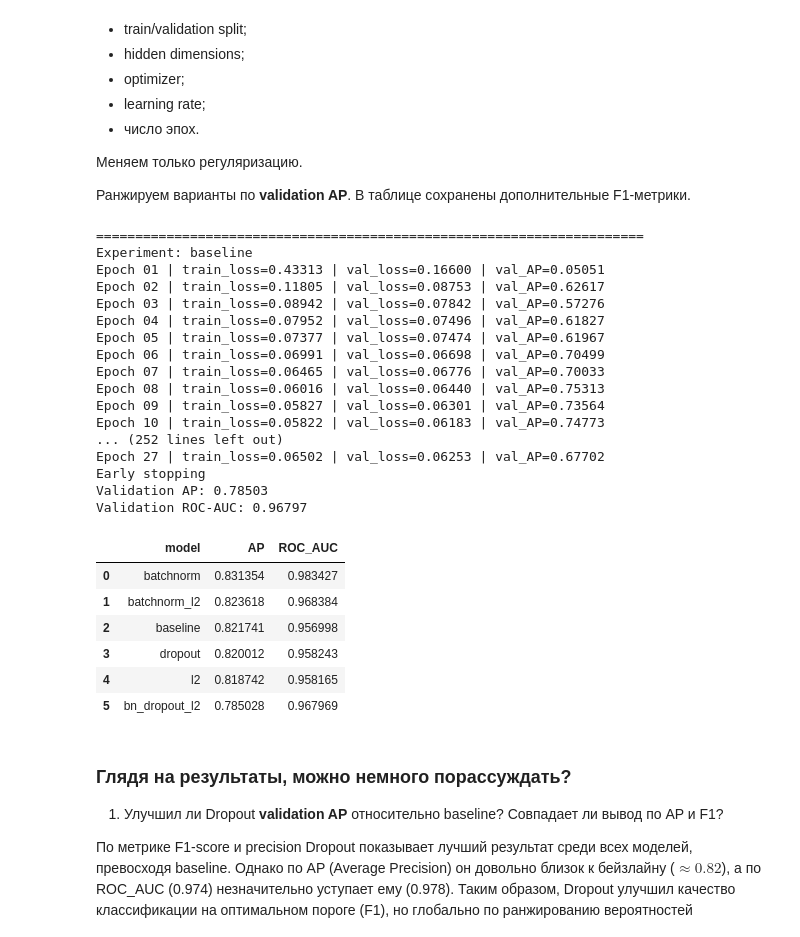
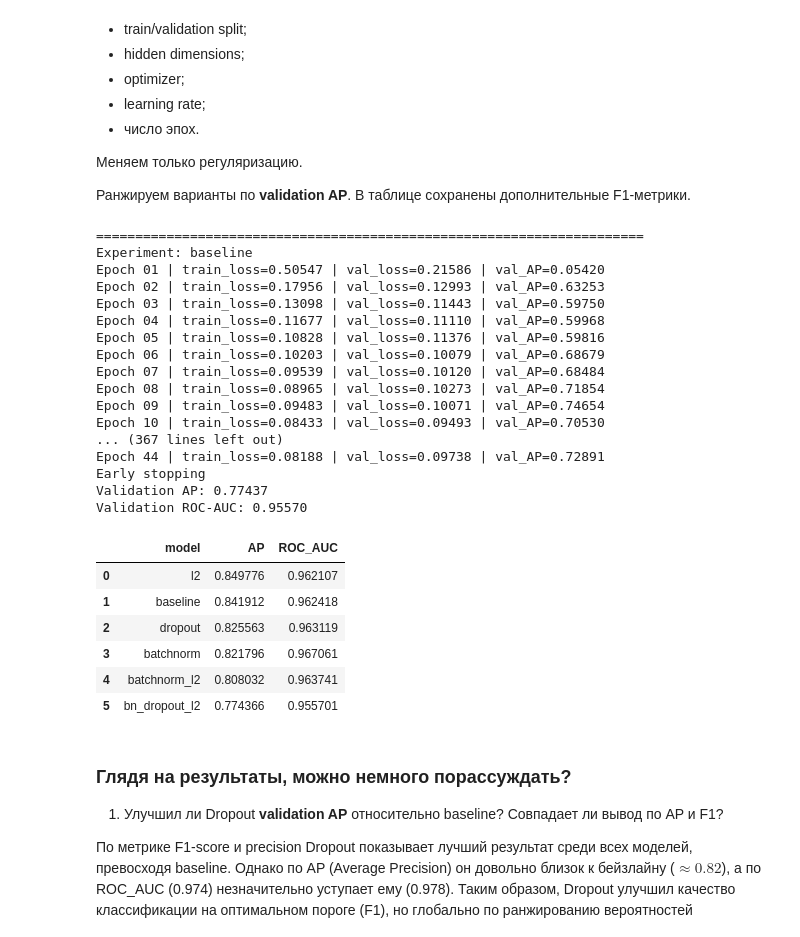
Before and after one commit to NoReasToSurr/DL-hw, a Jupyter notebook: mlp_credit_card_fraud_tutorial (~63 score).ipynb, the cells around one changed output. Drawn from its saved outputs; the diff is of its cells as text; code cells hidden in the pictures.

```diff
--- a/mlp_credit_card_fraud_tutorial (~63 score).ipynb
+++ b/mlp_credit_card_fraud_tutorial (~63 score).ipynb
@@ -500,8 +500,9 @@ $pos\_weight = \frac{N_{negative}}{N_{positive}}$
 # %% [markdown]
 ### тут POS и слои
 # %%
-POS = 1
-DIMS = (128,128,64,64)
+POS = 1.7
+DIMS = (128,128,96,64,64,32)
+DIMS = (128,128,64,64,32)
 # %%
 n_pos = y_train.sum()
 n_neg = len(y_train) - n_pos
@@ -792,7 +795,7 @@ for name, cfg in experiments.items():
         epochs=80,
         lr=1e-3,
         weight_decay=cfg["weight_decay"],
-        patience=10,
+        patience=16,
     )
 
     y_true_tmp, scores_tmp = predict_classifier(
@@ -807,53 +810,53 @@ for name, cfg in experiments.items():
 
     roc_auc = roc_auc_score(
         y_true_tmp,
         scores_tmp
     )
 
     classifier_results.append({
         "model": name,
         "AP": ap,
         "ROC_AUC": roc_auc,
     })
 
     trained_classifiers[name] = model
 
     print(f"Validation AP: {ap:.5f}")
     print(f"Validation ROC-AUC: {roc_auc:.5f}")
 
 
 classifier_results_df = (
     pd.DataFrame(classifier_results)
     .sort_values("AP", ascending=False)
     .reset_index(drop=True)
 )
 
 classifier_results_df
 # %% [output]
 ======================================================================
 Experiment: baseline
-Epoch 01 | train_loss=0.43313 | val_loss=0.16600 | val_AP=0.05051
-Epoch 02 | train_loss=0.11805 | val_loss=0.08753 | val_AP=0.62617
-Epoch 03 | train_loss=0.08942 | val_loss=0.07842 | val_AP=0.57276
-Epoch 04 | train_loss=0.07952 | val_loss=0.07496 | val_AP=0.61827
-Epoch 05 | train_loss=0.07377 | val_loss=0.07474 | val_AP=0.61967
-Epoch 06 | train_loss=0.06991 | val_loss=0.06698 | val_AP=0.70499
-Epoch 07 | train_loss=0.06465 | val_loss=0.06776 | val_AP=0.70033
-Epoch 08 | train_loss=0.06016 | val_loss=0.06440 | val_AP=0.75313
-Epoch 09 | train_loss=0.05827 | val_loss=0.06301 | val_AP=0.73564
-Epoch 10 | train_loss=0.05822 | val_loss=0.06183 | val_AP=0.74773
-... (252 lines left out)
-Epoch 27 | train_loss=0.06502 | val_loss=0.06253 | val_AP=0.67702
+Epoch 01 | train_loss=0.50547 | val_loss=0.21586 | val_AP=0.05420
+Epoch 02 | train_loss=0.17956 | val_loss=0.12993 | val_AP=0.63253
+Epoch 03 | train_loss=0.13098 | val_loss=0.11443 | val_AP=0.59750
+Epoch 04 | train_loss=0.11677 | val_loss=0.11110 | val_AP=0.59968
+Epoch 05 | train_loss=0.10828 | val_loss=0.11376 | val_AP=0.59816
+Epoch 06 | train_loss=0.10203 | val_loss=0.10079 | val_AP=0.68679
+Epoch 07 | train_loss=0.09539 | val_loss=0.10120 | val_AP=0.68484
+Epoch 08 | train_loss=0.08965 | val_loss=0.10273 | val_AP=0.71854
+Epoch 09 | train_loss=0.09483 | val_loss=0.10071 | val_AP=0.74654
+Epoch 10 | train_loss=0.08433 | val_loss=0.09493 | val_AP=0.70530
+... (367 lines left out)
+Epoch 44 | train_loss=0.08188 | val_loss=0.09738 | val_AP=0.72891
 Early stopping
-Validation AP: 0.78503
-Validation ROC-AUC: 0.96797
+Validation AP: 0.77437
+Validation ROC-AUC: 0.95570
 |  | model | AP | ROC_AUC |
-| 0 | batchnorm | 0.831354 | 0.983427 |
-| 1 | batchnorm_l2 | 0.823618 | 0.968384 |
-| 2 | baseline | 0.821741 | 0.956998 |
-| 3 | dropout | 0.820012 | 0.958243 |
-| 4 | l2 | 0.818742 | 0.958165 |
-| 5 | bn_dropout_l2 | 0.785028 | 0.967969 |
+| 0 | l2 | 0.849776 | 0.962107 |
+| 1 | baseline | 0.841912 | 0.962418 |
+| 2 | dropout | 0.825563 | 0.963119 |
+| 3 | batchnorm | 0.821796 | 0.967061 |
+| 4 | batchnorm_l2 | 0.808032 | 0.963741 |
+| 5 | bn_dropout_l2 | 0.774366 | 0.955701 |
 # %% [markdown]
 ### Глядя на результаты, можно немного порассуждать?
 
```
Also changed, not shown: parts of 8 cells of this notebook.
